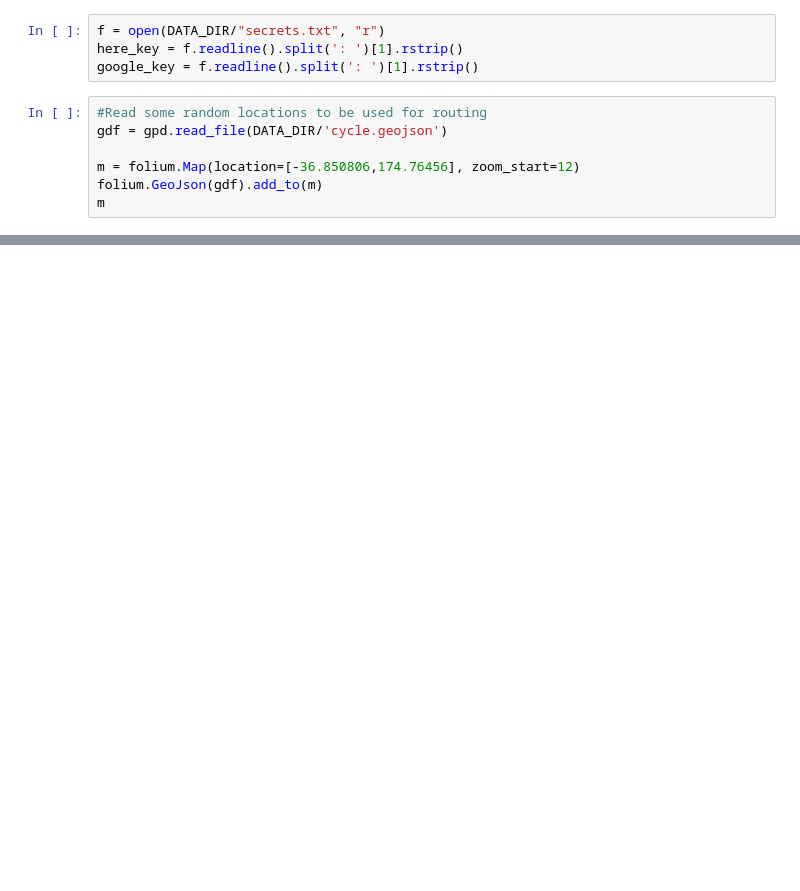
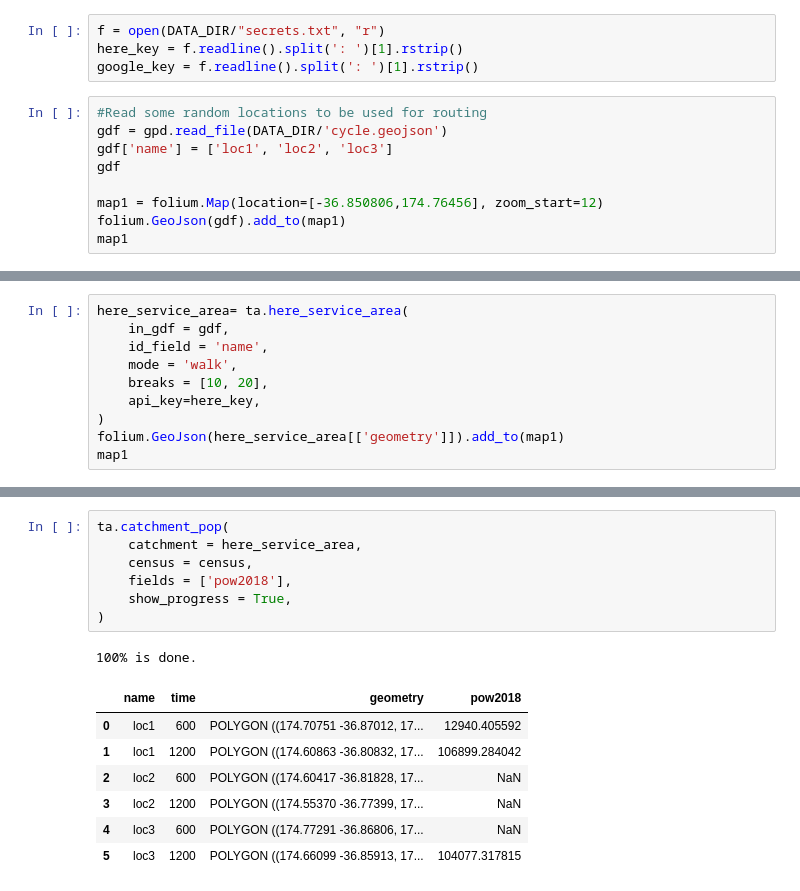
Before and after one commit to saeidadli/transport-analyst, a Jupyter notebook: ipynb/examples.ipynb, the cells around one changed output, grey strips where cells are left out. Drawn from its saved outputs; the diff is of its cells as text; blank space fills up the shorter version.

Commit message:
More functions added
Pop catchment was added. ODs updated.

```diff
--- a/ipynb/examples.ipynb
+++ b/ipynb/examples.ipynb
@@ -27,10 +25,12 @@ google_key = f.readline().split(': ')[1].rstrip()
 # %%
 #Read some random locations to be used for routing
 gdf = gpd.read_file(DATA_DIR/'cycle.geojson')
+gdf['name'] = ['loc1', 'loc2', 'loc3']
+gdf
 
-m = folium.Map(location=[-36.850806,174.76456], zoom_start=12)
-folium.GeoJson(gdf).add_to(m)
-m
+map1 = folium.Map(location=[-36.850806,174.76456], zoom_start=12)
+folium.GeoJson(gdf).add_to(map1)
+map1
 # %% [output]
 [interactive output not drawn]
 # %%
@@ -98,0 +94,10 @@ m
+# %%
+here_service_area= ta.here_service_area(
+    in_gdf = gdf,
+    id_field = 'name',
+    mode = 'walk',
+    breaks = [10, 20],
+    api_key=here_key,
+)
+folium.GeoJson(here_service_area[['geometry']]).add_to(map1)
+map1
@@ -141,0 +154,16 @@ census.head(2).T
+# %%
+ta.catchment_pop(
+    catchment = here_service_area,
+    census = census,
+    fields = ['pow2018'],
+    show_progress = True,
+)
+# %% [output]
+100% is done.
+|  | name | time | geometry | pow2018 |
+| 0 | loc1 | 600 | POLYGON ((174.70751 -36.87012, 17... | 12940.405592 |
+| 1 | loc1 | 1200 | POLYGON ((174.60863 -36.80832, 17... | 106899.284042 |
+| 2 | loc2 | 600 | POLYGON ((174.60417 -36.81828, 17... | NaN |
+| 3 | loc2 | 1200 | POLYGON ((174.55370 -36.77399, 17... | NaN |
+| 4 | loc3 | 600 | POLYGON ((174.77291 -36.86806, 17... | NaN |
+| 5 | loc3 | 1200 | POLYGON ((174.66099 -36.85913, 17... | 104077.317815 |
```
Also changed, not shown: parts of 9 cells of this notebook, 3 other files.
